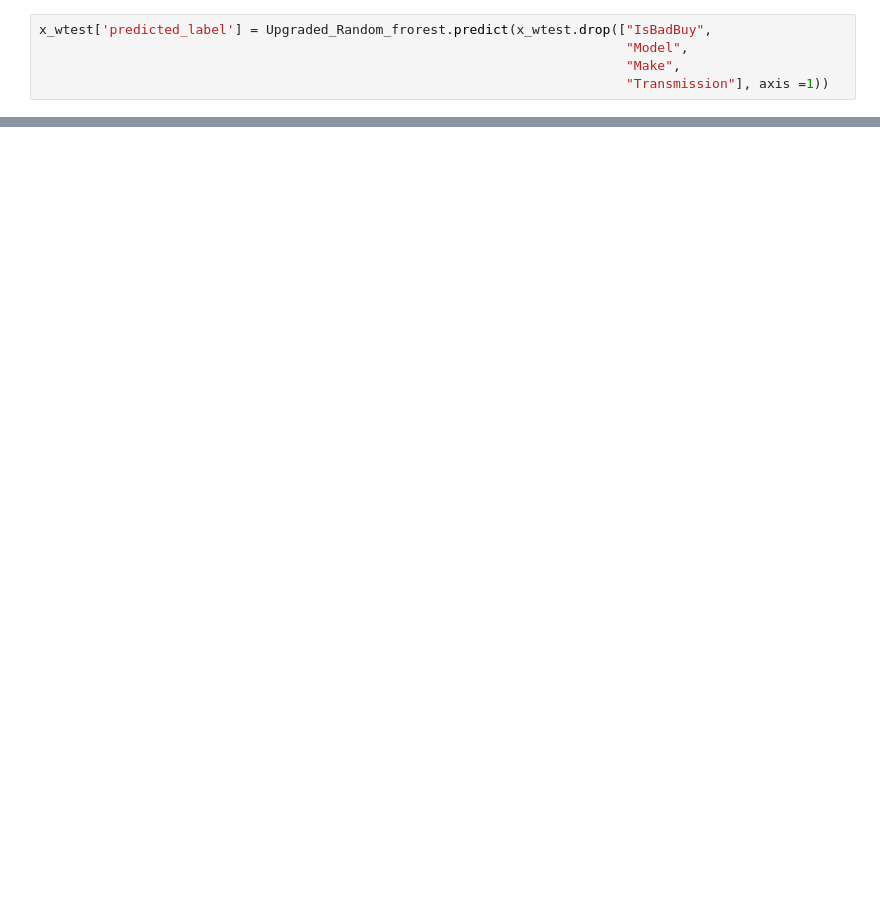
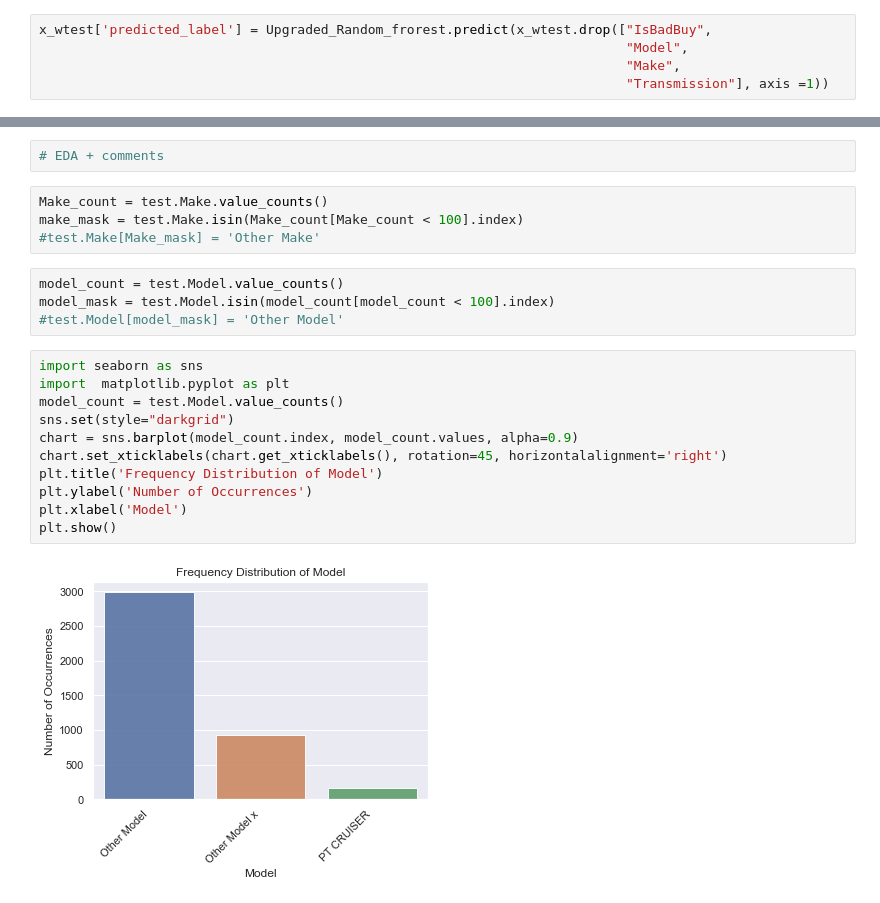
Before and after one commit to azizharouna/KickIT, a Jupyter notebook: kickit_3_0.ipynb, the cells around one changed output, grey strips where cells are left out. Cells and saved outputs as stored; diff of their text form; blank space fills up the shorter version.

```diff
--- a/kickit_3_0.ipynb
+++ b/kickit_3_0.ipynb
@@ -410,0 +496,23 @@ array([[1205,  803],
+# %%
+# EDA + comments
+# %%
+Make_count = test.Make.value_counts()
+make_mask = test.Make.isin(Make_count[Make_count < 100].index)
+#test.Make[Make_mask] = 'Other Make'
+# %%
+model_count = test.Model.value_counts()
+model_mask = test.Model.isin(model_count[model_count < 100].index)
+#test.Model[model_mask] = 'Other Model'
+# %%
+import seaborn as sns
+import  matplotlib.pyplot as plt
+model_count = test.Model.value_counts()
+sns.set(style="darkgrid")
+chart = sns.barplot(model_count.index, model_count.values, alpha=0.9)
+chart.set_xticklabels(chart.get_xticklabels(), rotation=45, horizontalalignment='right')
+plt.title('Frequency Distribution of Model')
+plt.ylabel('Number of Occurrences')
+plt.xlabel('Model')
+plt.show()
+# %% [output]
+[figure, added]
```
Also changed, not shown: parts of 59 cells of this notebook, 3 other files.
